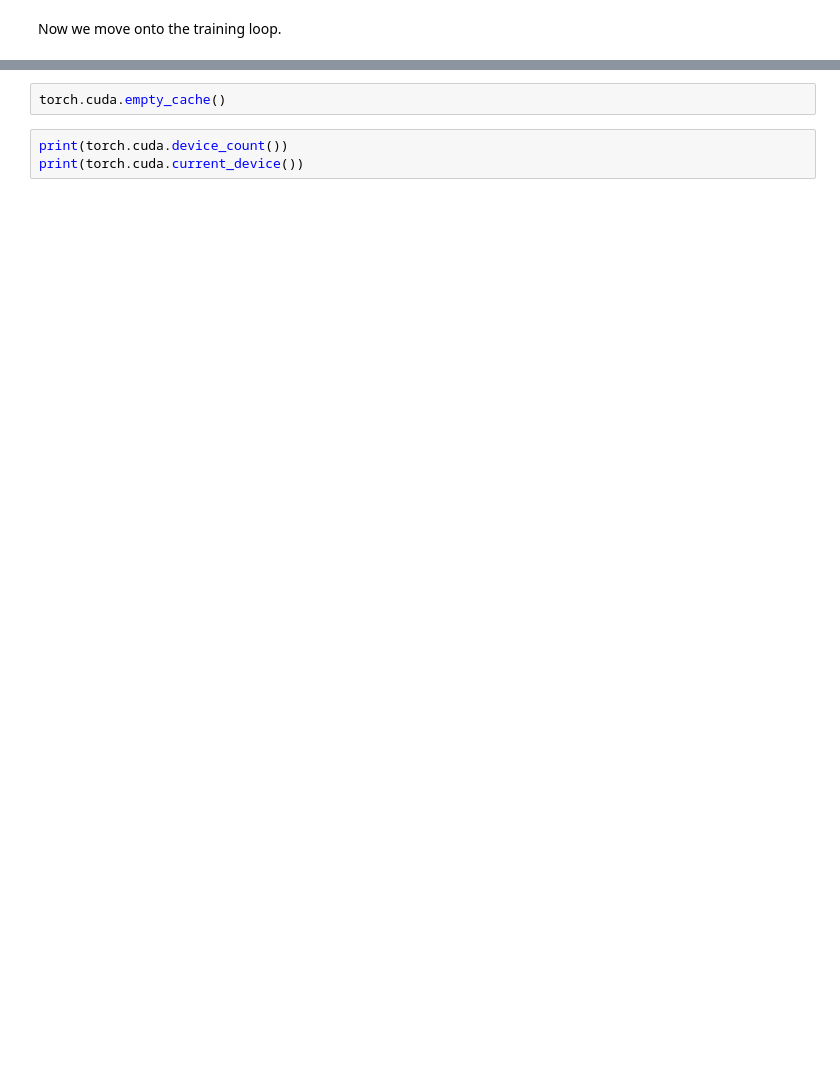
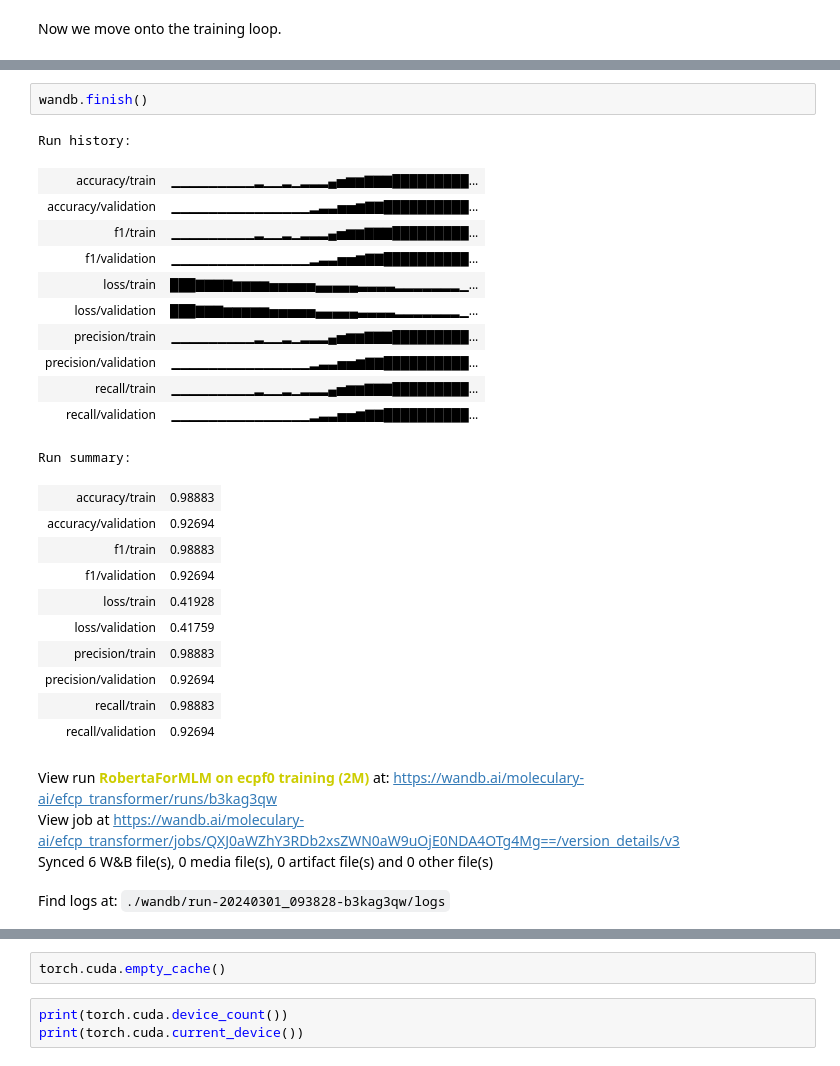
Before and after one commit to OrlovAlexey/Transformers-for-Molecules, a Jupyter notebook: 01_training.ipynb, the cells around one changed output, grey strips where cells are left out. Saved outputs shown, nothing was run; the diff lists cells and outputs as text; blank space fills up the shorter version.

```diff
--- a/01_training.ipynb
+++ b/01_training.ipynb
@@ -274,0 +283,29 @@ model.save_pretrained(model_name)
+# %%
+wandb.finish()
+# %% [output]
+Run history:
+| accuracy/train | ▁▁▁▁▁▁▁▁▁▂▁▁▂▁▂▂▂▄▅▆▆▇▇▇█████████... |
+| accuracy/validation | ▁▁▁▁▁▁▁▁▁▁▁▁▁▁▁▂▃▃▅▅▆▇▇██████████... |
+| f1/train | ▁▁▁▁▁▁▁▁▁▂▁▁▂▁▂▂▂▄▅▆▆▇▇▇█████████... |
+| f1/validation | ▁▁▁▁▁▁▁▁▁▁▁▁▁▁▁▂▃▃▅▅▆▇▇██████████... |
+| loss/train | ███▇▇▇▇▆▆▆▆▅▅▅▅▅▄▄▄▄▄▃▃▃▃▂▂▂▂▂▂▂▁... |
+| loss/validation | ███▇▇▇▆▆▆▆▆▅▅▅▅▅▄▄▄▄▄▃▃▃▃▂▂▂▂▂▂▂▁... |
+| precision/train | ▁▁▁▁▁▁▁▁▁▂▁▁▂▁▂▂▂▄▅▆▆▇▇▇█████████... |
+| precision/validation | ▁▁▁▁▁▁▁▁▁▁▁▁▁▁▁▂▃▃▅▅▆▇▇██████████... |
+| recall/train | ▁▁▁▁▁▁▁▁▁▂▁▁▂▁▂▂▂▄▅▆▆▇▇▇█████████... |
+| recall/validation | ▁▁▁▁▁▁▁▁▁▁▁▁▁▁▁▂▃▃▅▅▆▇▇██████████... |
+Run summary:
+| accuracy/train | 0.98883 |
+| accuracy/validation | 0.92694 |
+| f1/train | 0.98883 |
+| f1/validation | 0.92694 |
+| loss/train | 0.41928 |
+| loss/validation | 0.41759 |
+| precision/train | 0.98883 |
+| precision/validation | 0.92694 |
+| recall/train | 0.98883 |
+| recall/validation | 0.92694 |
+View run RobertaForMLM on ecpf0 training (2M) at: https://wandb.ai/moleculary-ai/efcp_transformer/runs/b3kag3qw
+View job at https://wandb.ai/moleculary-ai/efcp_transformer/jobs/QXJ0aWZhY3RDb2xsZWN0aW9uOjE0NDA4OTg4Mg==/version_details/v3
+Synced 6 W&B file(s), 0 media file(s), 0 artifact file(s) and 0 other file(s)
+Find logs at: ./wandb/run-20240301_093828-b3kag3qw/logs
```
Also changed, not shown: parts of 35 cells of this notebook, 16 other files.
